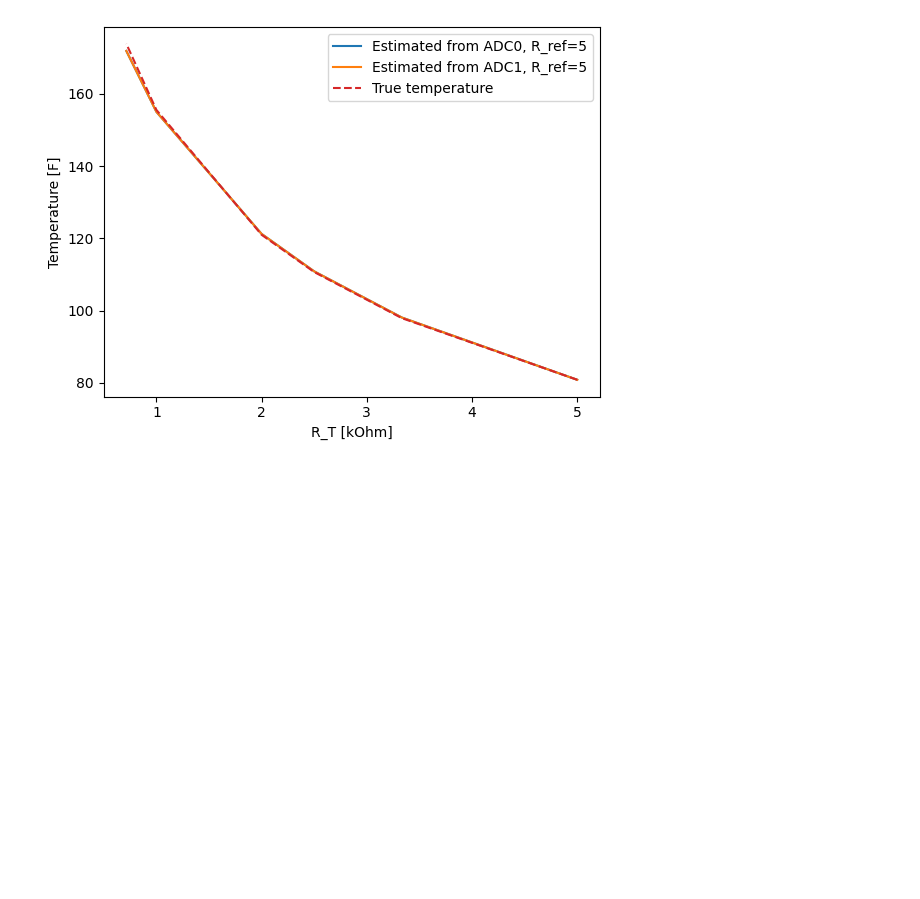
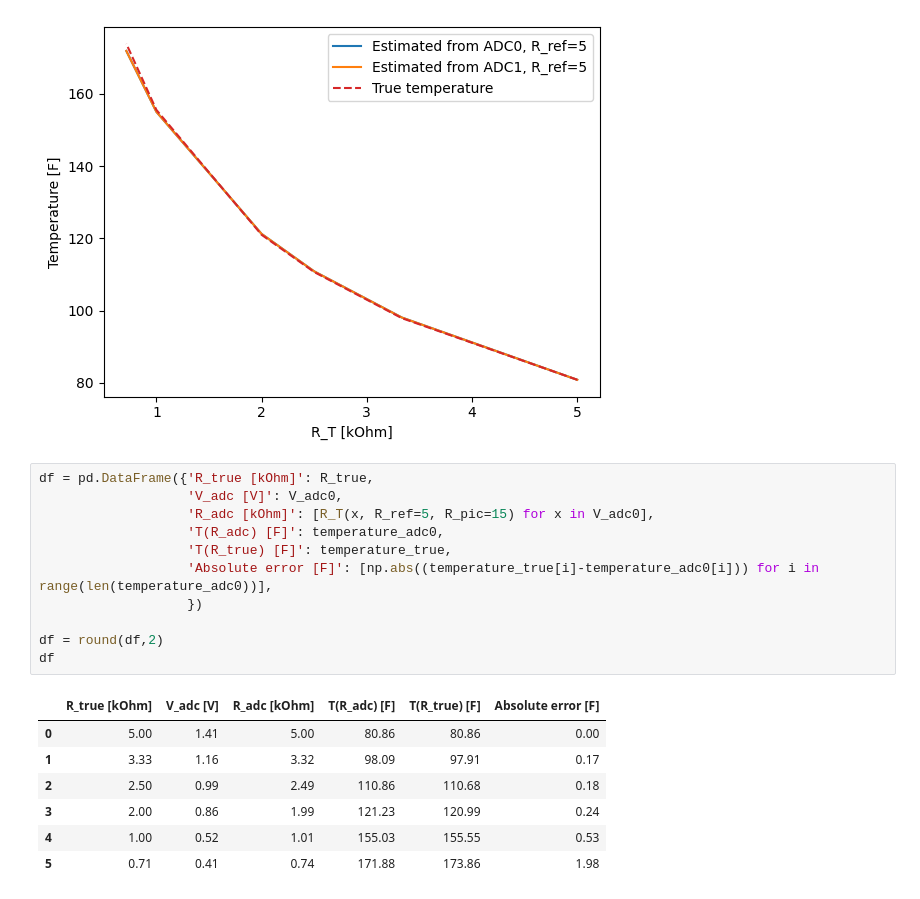
Before and after one commit to thdfw/gwks, a Jupyter notebook: pico/tank_module/resistance.ipynb, the cells around one changed output. Drawn from its saved outputs; the diff is of its cells as text; blank space fills up the shorter version.

```diff
--- a/pico/tank_module/resistance.ipynb
+++ b/pico/tank_module/resistance.ipynb
@@ -156,3 +156,22 @@ plt.plot()
 # %% [output]
 []
 [figure]
+# %%
+df = pd.DataFrame({'R_true [kOhm]': R_true,
+                   'V_adc [V]': V_adc0,
+                   'R_adc [kOhm]': [R_T(x, R_ref=5, R_pic=15) for x in V_adc0],
+                   'T(R_adc) [F]': temperature_adc0,
+                   'T(R_true) [F]': temperature_true,
+                   'Absolute error [F]': [np.abs((temperature_true[i]-temperature_adc0[i])) for i in range(len(temperature_adc0))],
+                   })
+
+df = round(df,2)
+df
+# %% [output]
+|  | R_true [kOhm] | V_adc [V] | R_adc [kOhm] | T(R_adc) [F] | T(R_true) [F] | Absolute error [F] |
+| 0 | 5.00 | 1.41 | 5.00 | 80.86 | 80.86 | 0.00 |
+| 1 | 3.33 | 1.16 | 3.32 | 98.09 | 97.91 | 0.17 |
+| 2 | 2.50 | 0.99 | 2.49 | 110.86 | 110.68 | 0.18 |
+| 3 | 2.00 | 0.86 | 1.99 | 121.23 | 120.99 | 0.24 |
+| 4 | 1.00 | 0.52 | 1.01 | 155.03 | 155.55 | 0.53 |
+| 5 | 0.71 | 0.41 | 0.74 | 171.88 | 173.86 | 1.98 |
```
Also changed, not shown: 1 other file.
